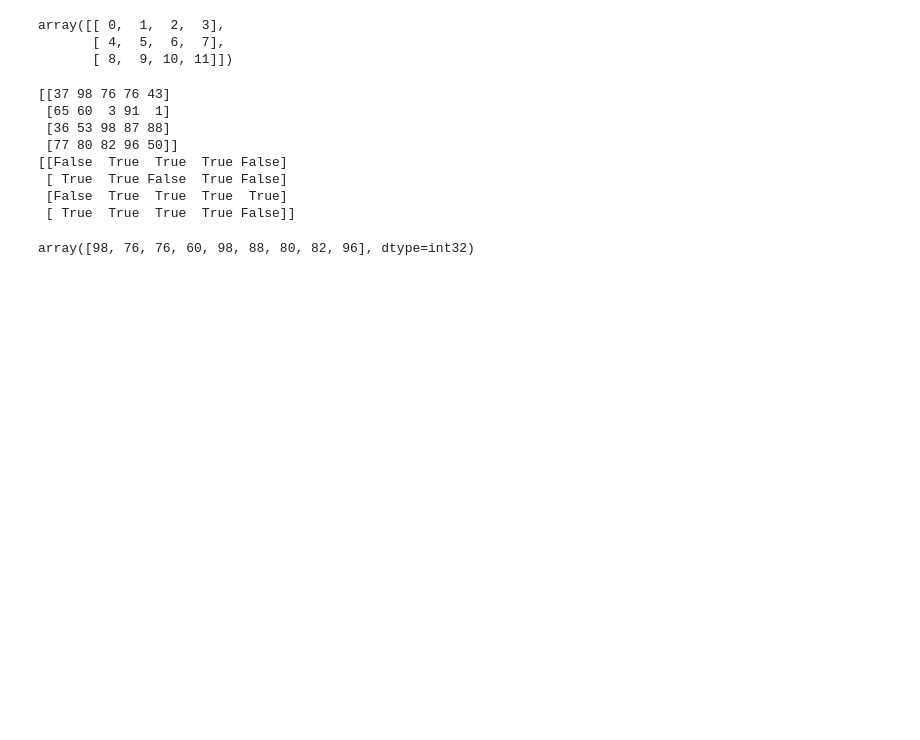
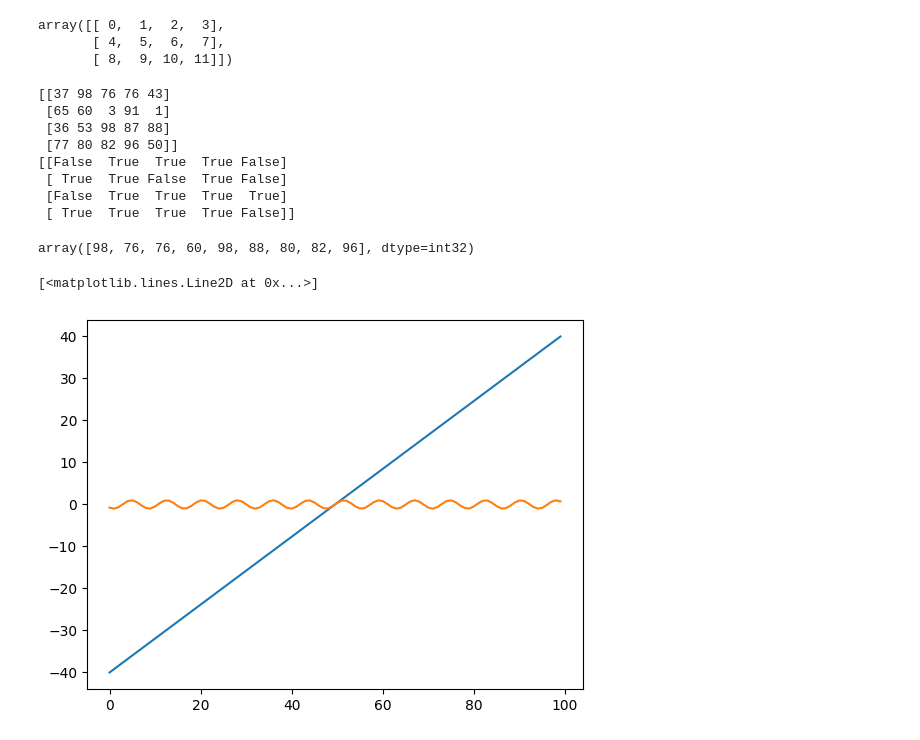
Before and after one commit to Sahib032/Learning-Python-Libraries, a Jupyter notebook: NUMPY/numpy_01.ipynb, the cells around one changed output. Cells and saved outputs as stored; diff of their text form; code cells hidden in the pictures; blank space fills up the shorter version.

Commit message:
Graph ploting using matplotlib

```diff
--- a/NUMPY/numpy_01.ipynb
+++ b/NUMPY/numpy_01.ipynb
@@ -404,3 +404,17 @@ arr[(arr>50) & (arr%2==0)]
  [False  True  True  True  True]
  [ True  True  True  True False]]
 array([98, 76, 76, 60, 98, 88, 80, 82, 96], dtype=int32)
+# %%
+#----Ploting Graphs Using Numpy-----
+# To plot graph import matplotlib and import matplotlib.pyplot as plt
+import matplotlib
+import matplotlib.pyplot as plt
+x = np.linspace(-40, 40, 100)  # 100 numbers from -40 to 40
+x.size # size = 100
+y = np.sin(x)
+y
+plt.plot(x)
+plt.plot(y)
+# %% [output]
+[<matplotlib.lines.Line2D at 0x...>]
+[figure, added]
```
Also changed, not shown: parts of 1 cell of this notebook.
